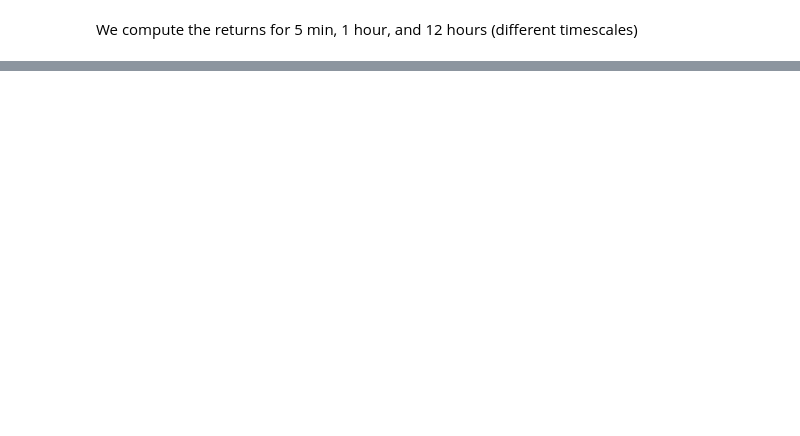
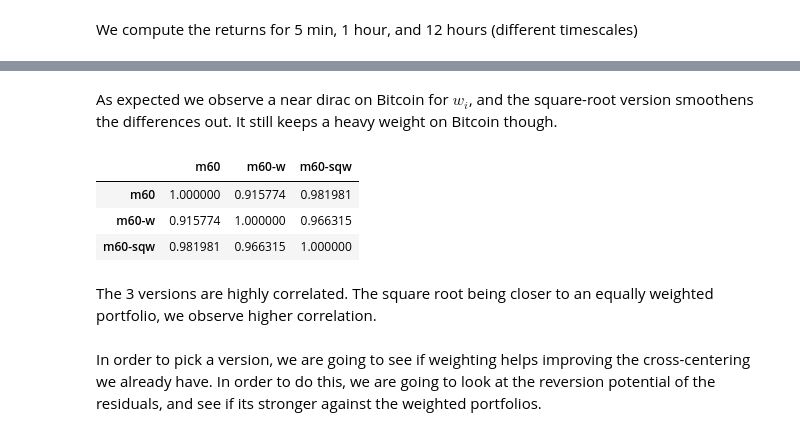
Before and after one commit to chsd001/CME291, a Jupyter notebook: research.ipynb, the cells around one changed output, grey strips where cells are left out. Cells and saved outputs as stored; diff of their text form; code cells hidden in the pictures; blank space fills up the shorter version.

```diff
--- a/research.ipynb
+++ b/research.ipynb
@@ -130,0 +228,3 @@ plt.plot_corr_heatmap(st.lagged_correlation(data, 'r720-c', 720), False)
+# %%
+data['r']  = data.groupby('datetime')['cf'].rank('min')
+plt.plot_df(datan.groupby('r')['perf'].mean())
@@ -130,0 +266,5 @@ plt.plot_corr_heatmap(st.lagged_correlation(data, 'r720-c', 720), False)
+# %%
+st.compute_volume(data, 'volume_r', 'w', 24*7)
+data['w'] = data.groupby('datetime')['w'].transform(lambda x: x/x.sum())
+data['sqw'] = np.sqrt(data['w'])
+data['sqw'] = data.groupby('datetime')['sqw'].transform(lambda x: x/x.sum())
@@ -130,0 +277,7 @@ plt.plot_corr_heatmap(st.lagged_correlation(data, 'r720-c', 720), False)
+# %% [markdown]
+As expected we observe a near dirac on Bitcoin for $w_i$, and the square-root version smoothens the differences out. It still keeps a heavy weight on Bitcoin though.
+# %%
+data['m60'] = data.groupby('datetime')['r60'].transform('mean')
+# %%
+data['period'] = data.index.month + 12*data.index.year
+data['period'] -= data.period.min()
@@ -130,0 +287,11 @@ plt.plot_corr_heatmap(st.lagged_correlation(data, 'r720-c', 720), False)
+# %%
+data[['m60', 'm60-w', 'm60-sqw']].corr()
+# %% [output]
+|  | m60 | m60-w | m60-sqw |
+| m60 | 1.000000 | 0.915774 | 0.981981 |
+| m60-w | 0.915774 | 1.000000 | 0.966315 |
+| m60-sqw | 0.981981 | 0.966315 | 1.000000 |
+# %% [markdown]
+The 3 versions are highly correlated. The square root being closer to an equally weighted portfolio, we observe higher correlation.
+# %% [markdown]
+In order to pick a version, we are going to see if weighting helps improving the cross-centering we already have. In order to do this, we are going to look at the reversion potential of the residuals, and see if its stronger against the weighted portfolios.
```
Also changed, not shown: parts of 100 cells of this notebook, 2 other files.
